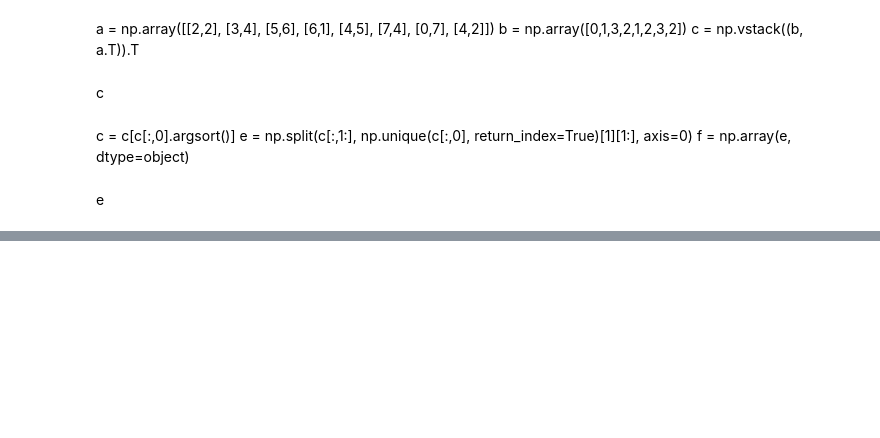
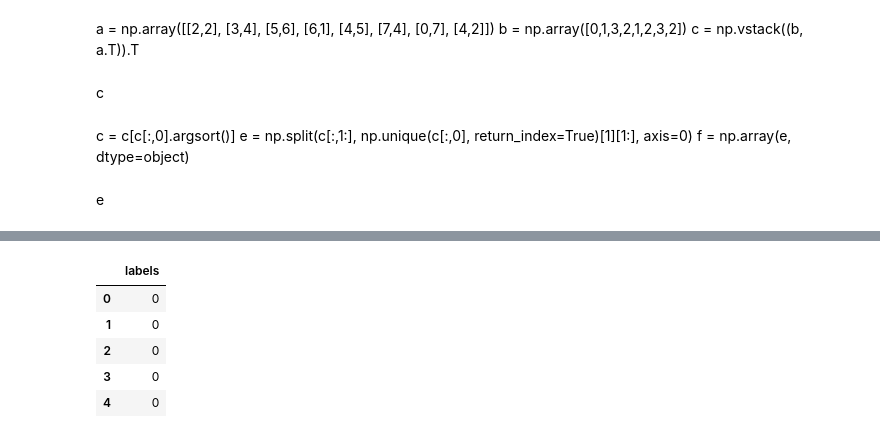
Before and after one commit to ElHuaco/Distributed-k-means, a Jupyter notebook: src/dask/notebooks/OUR CODE/Main.ipynb, the cells around one changed output, grey strips where cells are left out. Saved outputs shown, nothing was run; the diff lists cells and outputs as text; code cells hidden in the pictures; blank space fills up the shorter version.

```diff
--- a/src/dask/notebooks/OUR CODE/Main.ipynb
+++ b/src/dask/notebooks/OUR CODE/Main.ipynb
@@ -288,0 +310,9 @@ KDD_data.head()
+# %%
+KDD_labels.head()
+# %% [output]
+|  | labels |
+| 0 | 0 |
+| 1 | 0 |
+| 2 | 0 |
+| 3 | 0 |
+| 4 | 0 |
```
Also changed, not shown: parts of 29 cells of this notebook, 3 other files.
